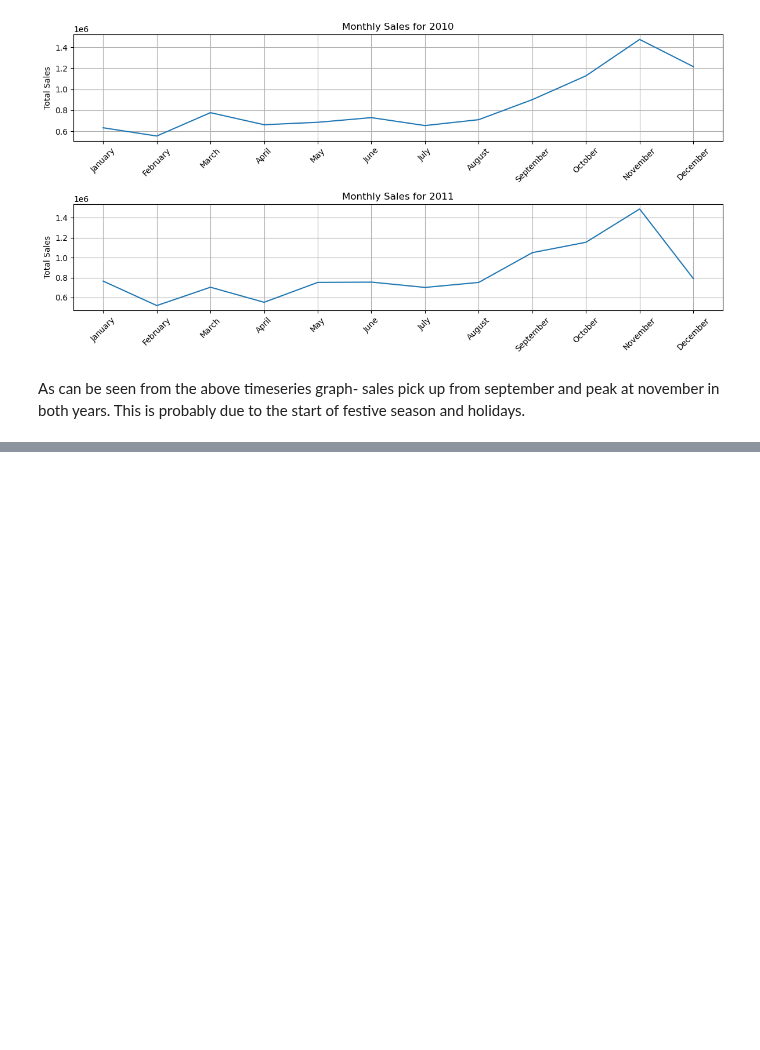
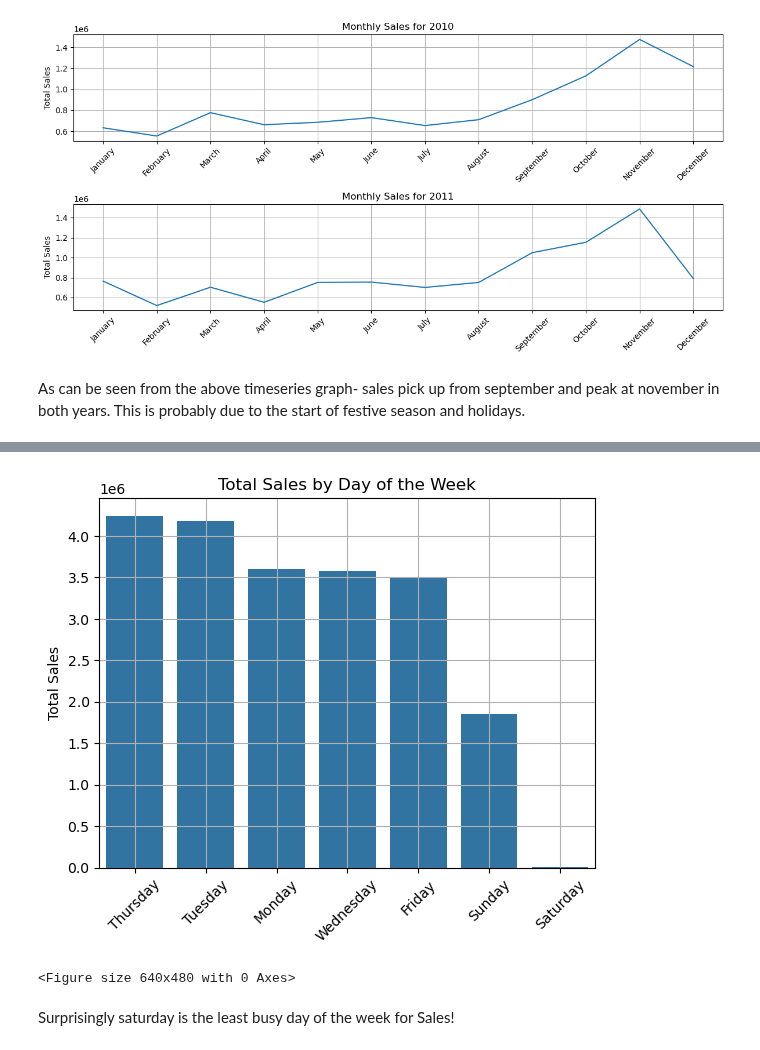
Before and after one commit to Prashant0594/python_data_projects, a Jupyter notebook: 3_online_retail_project/4_time_based_analysis.ipynb, the cells around one changed output, grey strips where cells are left out. Saved outputs shown, nothing was run; the diff lists cells and outputs as text; code cells hidden in the pictures; blank space fills up the shorter version.

```diff
--- a/3_online_retail_project/4_time_based_analysis.ipynb
+++ b/3_online_retail_project/4_time_based_analysis.ipynb
@@ -150,0 +135,3 @@ df
+# %%
+weekday_sales=df.groupby('DayOfWeek').agg({'TotalPrice': 'sum'}).sort_values(by='TotalPrice', ascending=False).reset_index()
+weekday_sales
@@ -150,0 +147,14 @@ df
+# %%
+sns.barplot(data=weekday_sales, x='DayOfWeek', y='TotalPrice')
+plt.title('Total Sales by Day of the Week')
+plt.xlabel('')
+plt.ylabel('Total Sales')
+plt.xticks(rotation=45)
+plt.grid(True)
+plt.show()
+plt.tight_layout()
+# %% [output]
+[figure, added]
+<Figure size 640x480 with 0 Axes>
+# %% [markdown]
+Surprisingly saturday is the least busy day of the week for Sales!
```
Also changed, not shown: parts of 2 cells of this notebook, 1 other file.
